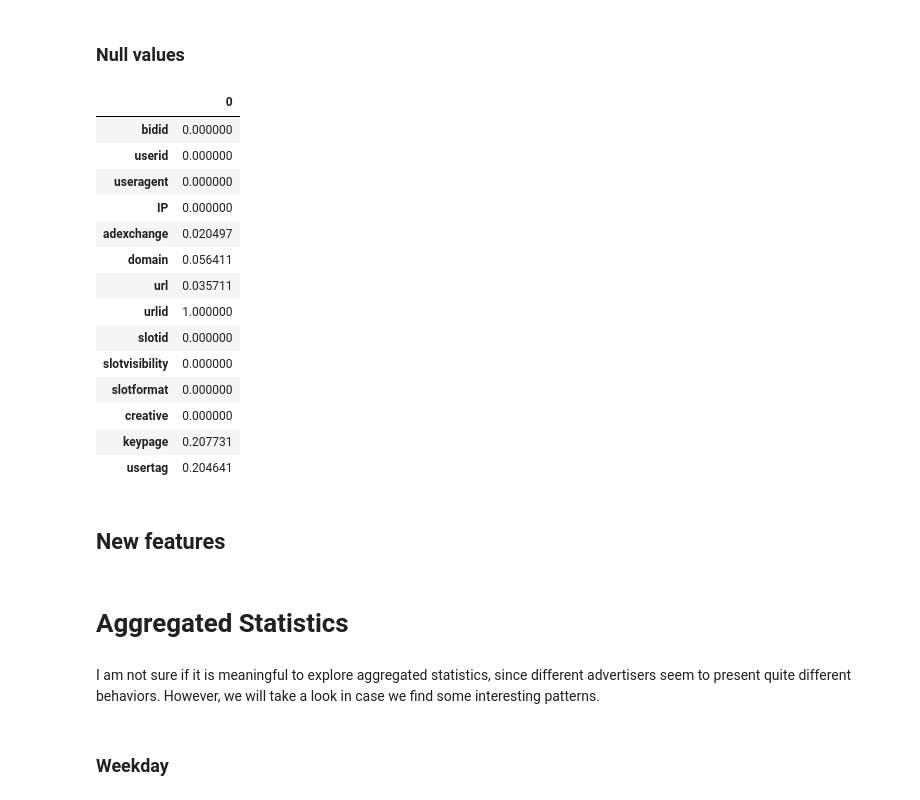
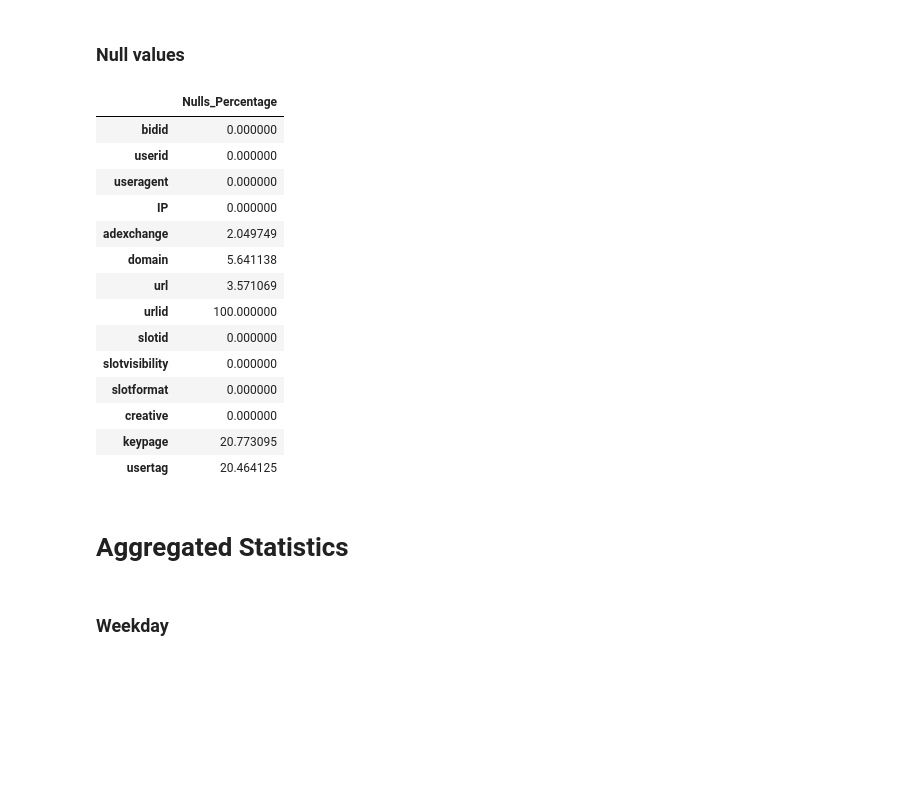
Before and after one commit to asfakianakis/COMPGW02_Web_Economics, a Jupyter notebook: Achilleas/Data Exploration.ipynb, the cells around one changed output. Cells and saved outputs as stored; diff of their text form; code cells hidden in the pictures; blank space fills up the shorter version.

```diff
--- a/Achilleas/Data Exploration.ipynb
+++ b/Achilleas/Data Exploration.ipynb
@@ -71,24 +71,22 @@ train.head(20)
 ### Null values
 # %%
 obj_cols = list(train.select_dtypes(include=['object']).columns)
-nulls_list = [train[col].str.match("null").sum()/train.shape[0] for col in obj_cols]
-nulls_df = pd.DataFrame(index = obj_cols, data = nulls_list)
+nulls_list = [train[col].str.match("null").sum()*100/train.shape[0] for col in obj_cols]
+nulls_df = pd.DataFrame(index = obj_cols, columns = ["Nulls_Percentage"], data = nulls_list)
 nulls_df
 # %% [output]
-|  | 0 |
+|  | Nulls_Percentage |
 | bidid | 0.000000 |
 | userid | 0.000000 |
 | useragent | 0.000000 |
 | IP | 0.000000 |
-| adexchange | 0.020497 |
-| domain | 0.056411 |
-| url | 0.035711 |
-| urlid | 1.000000 |
+| adexchange | 2.049749 |
+| domain | 5.641138 |
+| url | 3.571069 |
+| urlid | 100.000000 |
 | slotid | 0.000000 |
 | slotvisibility | 0.000000 |
 | slotformat | 0.000000 |
 | creative | 0.000000 |
-| keypage | 0.207731 |
-| usertag | 0.204641 |
+| keypage | 20.773095 |
+| usertag | 20.464125 |
-# %% [markdown]
-## New features
@@ -99,6 +93,4 @@ train["slotarea"] = train["slotwidth"]*train["slotheight"].astype("category")
 # %% [markdown]
 # Aggregated Statistics
-# %% [markdown]
-I am not sure if it is meaningful to explore aggregated statistics, since different advertisers seem to present quite different behaviors. However, we will take a look in case we find some interesting patterns.
 # %%
 def Aggregated_CTR(df, by = "weekday"):
```
Also changed, not shown: parts of 67 cells of this notebook.
